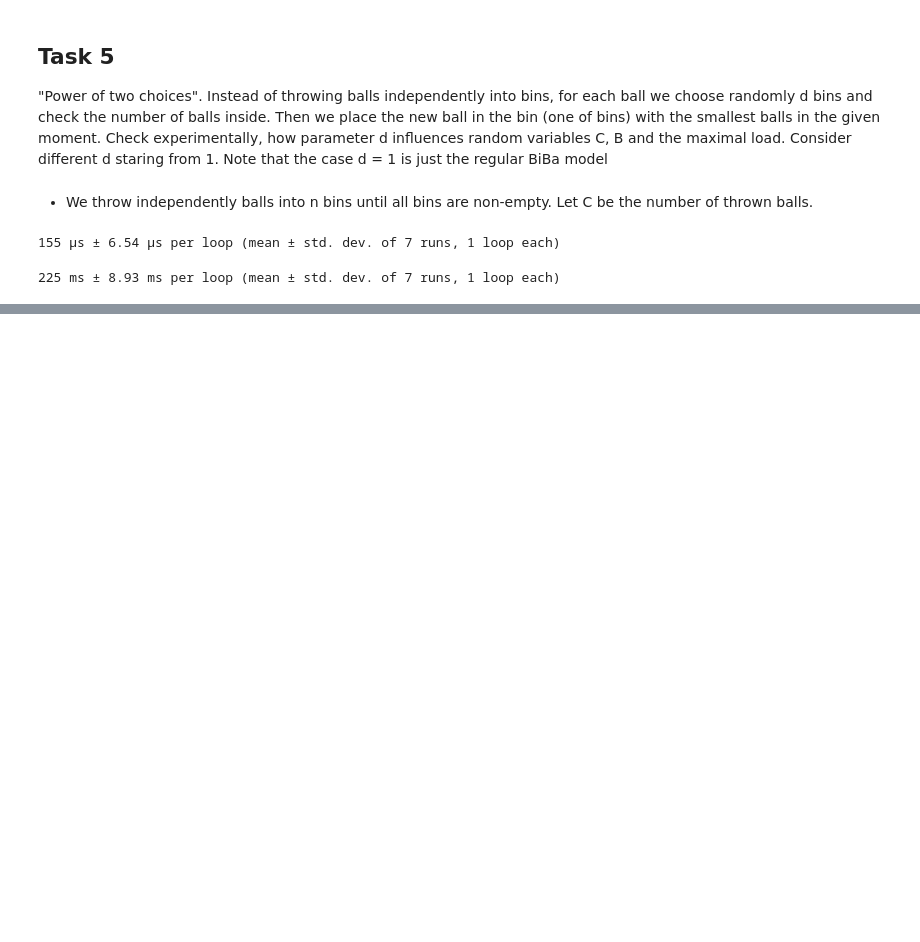
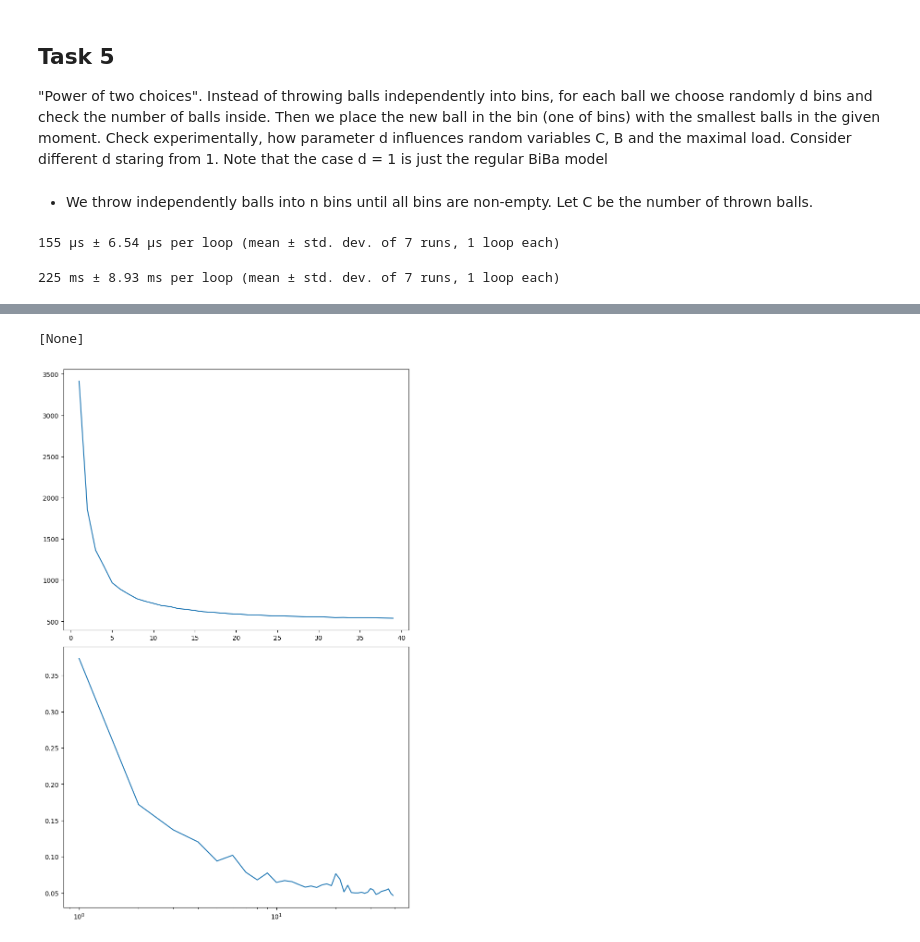
Before and after one commit to Yolonek/BigDataAlgorithms, a Jupyter notebook: List2/List2_Task5.ipynb, the cells around one changed output, grey strips where cells are left out. Cells and saved outputs as stored; diff of their text form; code cells hidden in the pictures; blank space fills up the shorter version.

```diff
--- a/List2/List2_Task5.ipynb
+++ b/List2/List2_Task5.ipynb
@@ -99,0 +120,17 @@ for index, (d, histogram, time_, color) in enumerate(zip(d_parameters, histogram
+# %%
+def repeat_all_not_empty_for_range(num_of_bins, num_of_trials, d_range):
+    results = np.zeros(len(d_range))
+    times = np.zeros(len(d_range))
+    for i, d in enumerate(d_range):
+        time1 = time()
+        results[i] = repeat_all_not_empty(number_of_bins, number_of_trials, d).mean()
+        time2 = time()
+        times[i] = round(time2 - time1, 5)
+    return results, times
+# %%
+number_of_trials = 100
+# d_array = np.concatenate((np.arange(1, 21, 1), np.arange(40, 501, 20)), axis=0)
+d_array = np.arange(1, 40, 1)
+n_list = [500, 200, 150, 100, 80]
+d_list = []
+time_list = []
@@ -99,0 +142,12 @@ for index, (d, histogram, time_, color) in enumerate(zip(d_parameters, histogram
+# %%
+d_function, d_time = repeat_all_not_empty_for_range(number_of_bins, number_of_trials, d_array)
+# %%
+figure3, axes3 = plt.subplots(2, 1, layout='constrained', figsize=(8, 12))
+
+axes3[0].plot(d_array, d_function)
+# axes3[0].set(xscale='log')
+axes3[1].plot(d_array, d_time)
+axes3[1].set(xscale='log')
+# %% [output]
+[None]
+[figure, added]
```
Also changed, not shown: parts of 6 cells of this notebook.
